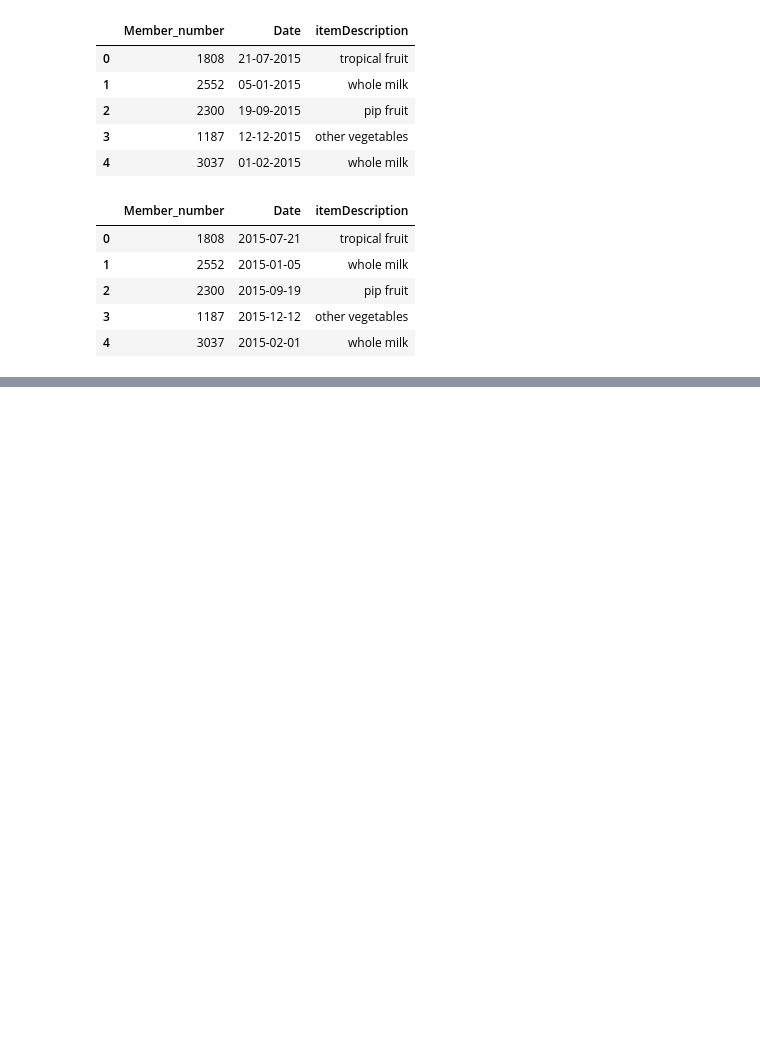
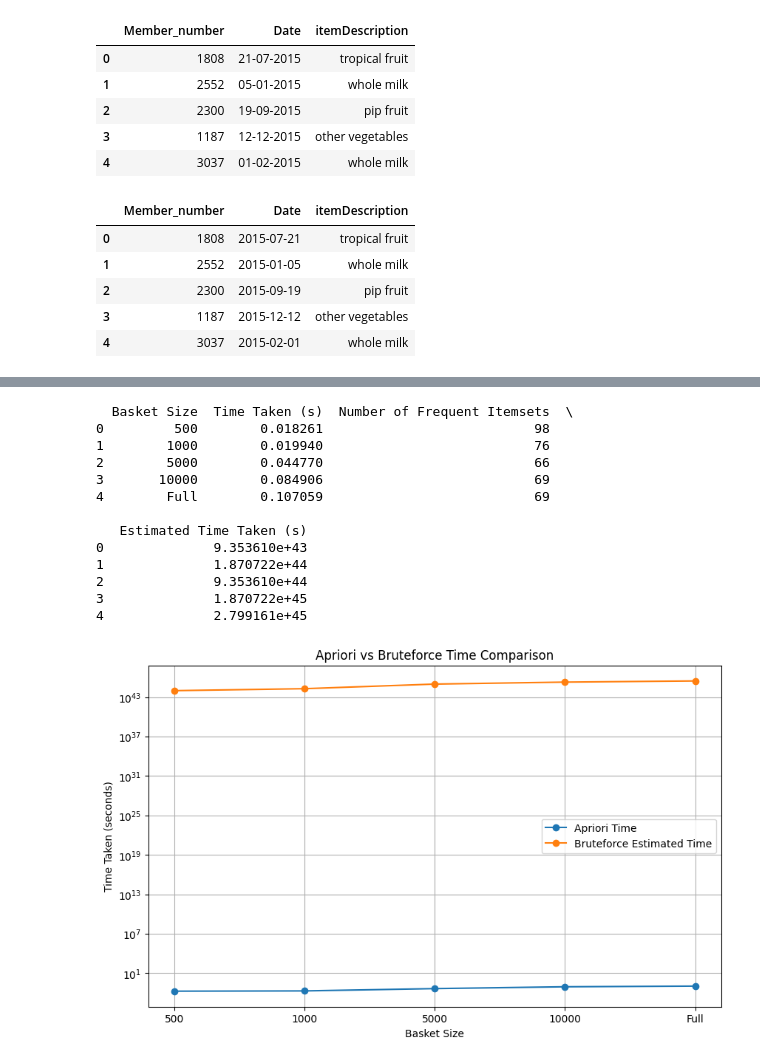
Before and after one commit to lilai3552/Association_Mining, a Jupyter notebook: main.ipynb, the cells around one changed output, grey strips where cells are left out. Drawn from its saved outputs; the diff is of its cells as text; code cells hidden in the pictures; blank space fills up the shorter version.

Commit message:
comparison completed

```diff
--- a/main.ipynb
+++ b/main.ipynb
@@ -91,0 +158,30 @@ Number of rules generated: 62
+# %%
+#comparing both results
+comparison_df = results_df.merge(bruteforce_df, on='Basket Size')
+print(comparison_df)
+#graphing comparison
+plt.figure(figsize=(10, 6))
+plt.plot(comparison_df['Basket Size'], comparison_df['Time Taken (s)'], marker='o', label='Apriori Time')
+plt.plot(comparison_df['Basket Size'], comparison_df['Estimated Time Taken (s)'], marker='o', label='Bruteforce Estimated Time')
+plt.title('Apriori vs Bruteforce Time Comparison')
+plt.xlabel('Basket Size')
+plt.ylabel('Time Taken (seconds)')
+plt.yscale('log')
+plt.legend()
+plt.grid()
+plt.show()
+# %% [output]
+  Basket Size  Time Taken (s)  Number of Frequent Itemsets  \
+0         500        0.018261                           98
+1        1000        0.019940                           76
+2        5000        0.044770                           66
+3       10000        0.084906                           69
+4        Full        0.107059                           69
+
+   Estimated Time Taken (s)
+0              9.353610e+43
+1              1.870722e+44
+2              9.353610e+44
+3              1.870722e+45
+4              2.799161e+45
+[figure, added]
```
Also changed, not shown: parts of 10 cells of this notebook.
